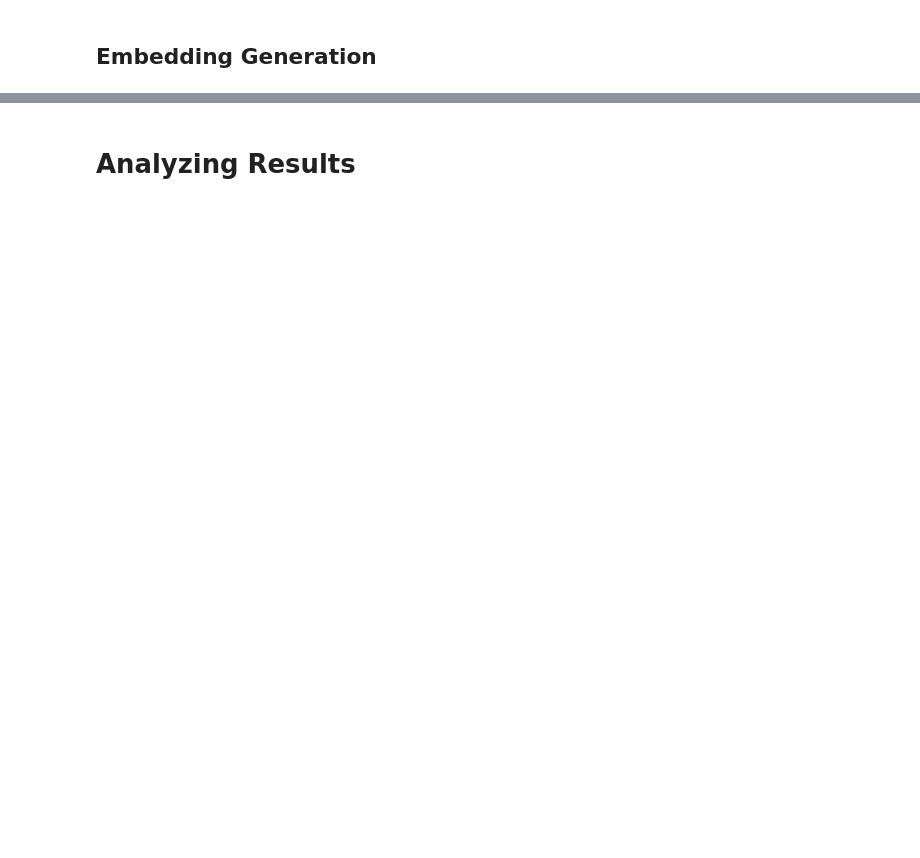
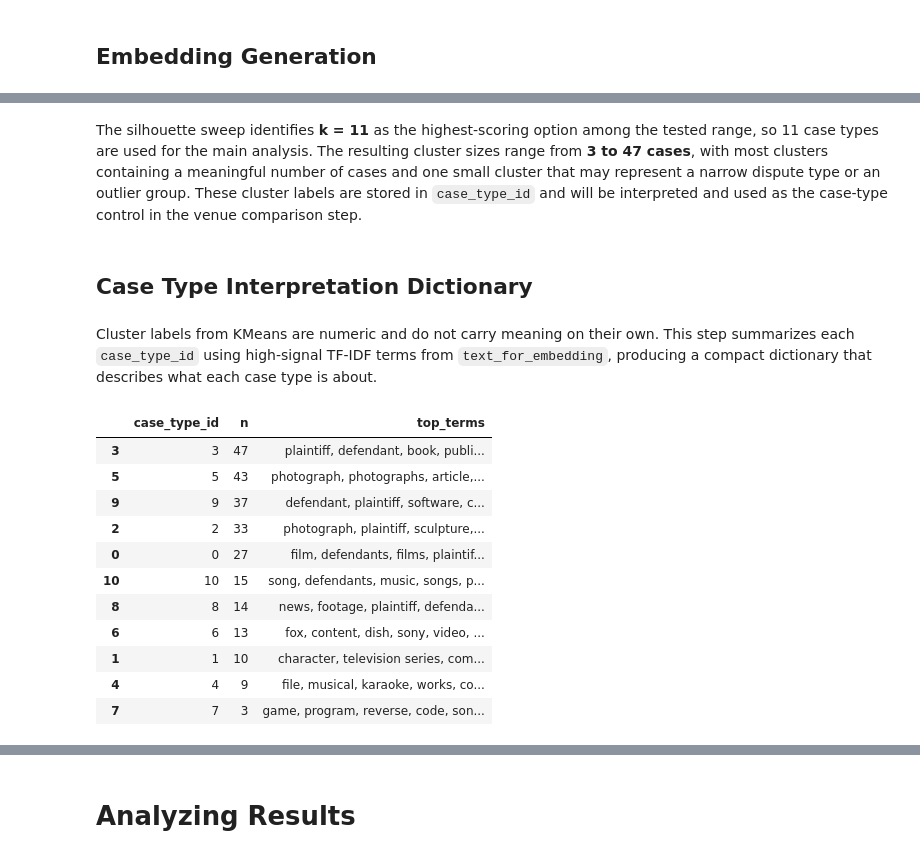
Before and after one commit to mqanaq/BA820-B1-Team13, a Jupyter notebook: MG/M4_Mohamad_Gong_Refinement.ipynb, the cells around one changed output, grey strips where cells are left out. Saved outputs shown, nothing was run; the diff lists cells and outputs as text; code cells hidden in the pictures; blank space fills up the shorter version.

```diff
--- a/MG/M4_Mohamad_Gong_Refinement.ipynb
+++ b/MG/M4_Mohamad_Gong_Refinement.ipynb
@@ -621,0 +354,17 @@ Both methods produce reasonably separated case-type groupings using the same top
+# %%
+np.random.seed(42)
+# Select 3 random cases to serve as anchors for the similarity check
+anchors = np.random.choice(len(df), size=3, replace=False)
+
+for idx in anchors:
+    # Calculate cosine similarity between the anchor and all other cases
+    sims = cosine_similarity(X_embed[idx:idx+1], X_embed).ravel()
+
+    # Identify the top 5 most similar cases, excluding the anchor itself
+    top_idx = sims.argsort()[::-1]
+    top_idx = [j for j in top_idx if j != idx][:5]
+
+    # Display the anchor title and its nearest neighbors
+    print(f"\nAnchor: {df.loc[idx,'title']}")
+    for j in top_idx:
+        print(f"  {sims[j]:.3f} | {df.loc[j,'title']}")
@@ -621,0 +449,45 @@ Both methods produce reasonably separated case-type groupings using the same top
+# %% [markdown]
+The silhouette sweep identifies **k = 11** as the highest-scoring option among the tested range, so 11 case types are used for the main analysis. The resulting cluster sizes range from **3 to 47 cases**, with most clusters containing a meaningful number of cases and one small cluster that may represent a narrow dispute type or an outlier group. These cluster labels are stored in `case_type_id` and will be interpreted and used as the case-type control in the venue comparison step.
+# %% [markdown]
+## Case Type Interpretation Dictionary
+# %% [markdown]
+Cluster labels from KMeans are numeric and do not carry meaning on their own. This step summarizes each `case_type_id` using high-signal TF-IDF terms from `text_for_embedding`, producing a compact dictionary that describes what each case type is about.
+# %%
+# Initialize TF-IDF vectorizer to extract descriptive keywords from the text
+tfidf = TfidfVectorizer(stop_words="english", ngram_range=(1, 2), min_df=2, max_df=0.9)
+X_tfidf = tfidf.fit_transform(df["text_for_embedding"])
+terms = np.array(tfidf.get_feature_names_out())
+
+rows = []
+TOP_N_TERMS = 10
+
+# Iterate through each cluster to identify its top keywords
+for cid in sorted(df["case_type_id"].unique()):
+    mask = (df["case_type_id"].values == cid)
+    n = int(mask.sum())
+
+    # Calculate the average TF-IDF vector for the cluster
+    mean_vec = np.asarray(X_tfidf[mask].mean(axis=0)).ravel()
+
+    # Select the terms with the highest average TF-IDF scores
+    top_idx = mean_vec.argsort()[-TOP_N_TERMS:][::-1]
+    top_terms = ", ".join(terms[top_idx])
+
+    rows.append({"case_type_id": cid, "n": n, "top_terms": top_terms})
+
+# Create and display the case type dictionary
+case_type_dict = pd.DataFrame(rows).sort_values("n", ascending=False)
+display(case_type_dict)
+# %% [output]
+|  | case_type_id | n | top_terms |
+| 3 | 3 | 47 | plaintiff, defendant, book, publi... |
+| 5 | 5 | 43 | photograph, photographs, article,... |
+| 9 | 9 | 37 | defendant, plaintiff, software, c... |
+| 2 | 2 | 33 | photograph, plaintiff, sculpture,... |
+| 0 | 0 | 27 | film, defendants, films, plaintif... |
+| 10 | 10 | 15 | song, defendants, music, songs, p... |
+| 8 | 8 | 14 | news, footage, plaintiff, defenda... |
+| 6 | 6 | 13 | fox, content, dish, sony, video, ... |
+| 1 | 1 | 10 | character, television series, com... |
+| 4 | 4 | 9 | file, musical, karaoke, works, co... |
+| 7 | 7 | 3 | game, program, reverse, code, son... |
```
Also changed, not shown: parts of 87 cells of this notebook.
